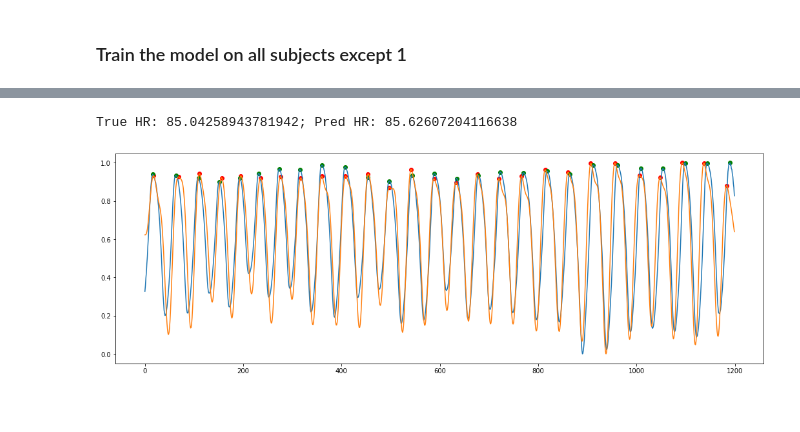
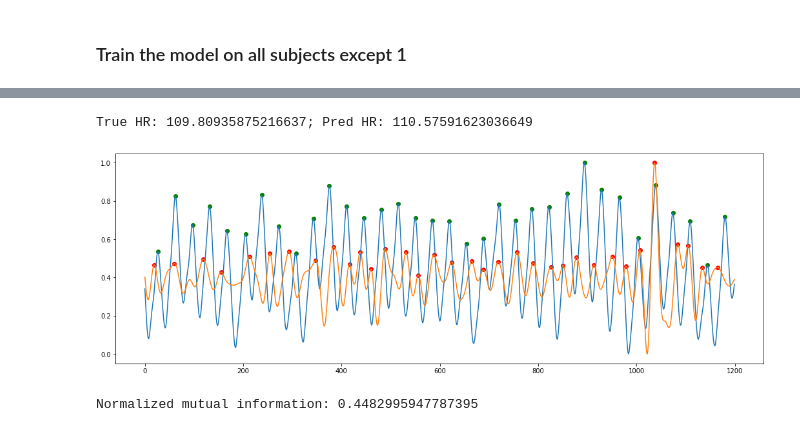
Before and after one commit to arnavpon/pydroid, a Jupyter notebook: example/android/app/src/main/python/pipeline-dev/pipeline-v1/ml.v4.ipynb, the cells around one changed output, grey strips where cells are left out. Drawn from its saved outputs; the diff is of its cells as text; code cells hidden in the pictures.

```diff
--- a/example/android/app/src/main/python/pipeline-dev/pipeline-v1/ml.v4.ipynb
+++ b/example/android/app/src/main/python/pipeline-dev/pipeline-v1/ml.v4.ipynb
@@ -224,7 +224,7 @@ class MoodTriggersRegressor(RandomForestRegressor):
 # %% [markdown]
 ### Train the model on all subjects except 1
 # %%
-test_subject = 7
+test_subject = 5
 
 data_arr = []
 for i in range(len(truths)):
@@ -240,6 +240,7 @@ for i in range(len(truths)):
     data_arr.append(data)
 
 data = pd.concat(data_arr)
+display(data.head())
 
 rf = MoodTriggersRegressor(data, n_estimators = 100)
 rf.fit()
@@ -248,4 +249,6 @@ mse, hr_errs, hr_errs_absolute = rf.eval()
 print(f'MSE: {mse}')
 print(f'HR error: {hr_errs}')
 print(f'HR Error absolute: {hr_errs_absolute}')
+print(f'Feature importances:')
+display(rf.feature_importances())
 # %% [output]
@@ -255,32 +280,62 @@ HR Error absolute: 16.934832581475632
 # %%
 beg = 1200
 end = 2400
 
 # get data for subject not in test set and get x and y for prediction
-data = truths[test_subject-2].prepare_data_for_ml()
+data = truths[test_subject-1].prepare_data_for_ml()
 x = data.drop(columns = ['bvp']).to_numpy()
 y = data['bvp'].to_numpy()
 
 targ = y[beg: end]
 pred = rf.predict(x)[beg: end]
 targ, pred = rf._process(targ, pred)
 # pred = apply_wavelet(pred, 'db2', 2)
 pred = bandpass(pred, 64, [0.67, 3.0], 4)
 pred = min_max_scale(pred)
 
-pred_peaks, _ = get_peaks_v2(pred, 64, 3.0, 0.1, prominence = 0.15, with_min_dist = True, with_valleys = False)
+pred_peaks, _ = get_peaks_v2(pred, 64, 3.0, 0.1, prominence = 0.05, with_min_dist = True, with_valleys = False)
 true_peaks, _ = get_peaks_v2(targ, 64, 3.0, -1, prominence = 0, with_min_dist = True, with_valleys = False)
 
 plt.plot(targ)
 plt.plot(pred)
 plt.scatter(pred_peaks, pred[pred_peaks], c='r')
 plt.scatter(true_peaks, targ[true_peaks], c='g')
 
 pred_ibis = get_ibis(pred_peaks, 64)
 true_ibis = get_ibis(true_peaks, 64)
 pred_hr = get_hr(pred_ibis)
 true_hr = get_hr(true_ibis)
 print(f'True HR: {true_hr}; Pred HR: {pred_hr}')
 # %% [output]
-True HR: 85.04258943781942; Pred HR: 85.62607204116638
+True HR: 109.80935875216637; Pred HR: 110.57591623036649
-[figure, old version]
+[figure, new version]
+# %%
+import numpy as np
+from sklearn.metrics import mutual_info_score
+from sklearn.preprocessing import KBinsDiscretizer
+
+def normalized_mutual_information(x, y, n_bins=10):
+    # Discretize the continuous variables using a fixed number of bins
+    discretizer = KBinsDiscretizer(n_bins=n_bins, encode='ordinal', strategy='uniform')
+
+    x_discrete = discretizer.fit_transform(x.reshape(-1, 1)).ravel().astype(int)
+    y_discrete = discretizer.fit_transform(y.reshape(-1, 1)).ravel().astype(int)
+
+    # Compute mutual information between the discretized variables
+    mi = mutual_info_score(x_discrete, y_discrete)
+
+    # Normalize the mutual information by the entropy of the two variables
+    entropy_x = -np.sum(np.bincount(x_discrete) / len(x_discrete) * np.log2(np.bincount(x_discrete) / len(x_discrete) + np.finfo(float).eps))
+    entropy_y = -np.sum(np.bincount(y_discrete) / len(y_discrete) * np.log2(np.bincount(y_discrete) / len(y_discrete) + np.finfo(float).eps))
+
+    nmi = mi / np.sqrt(entropy_x * entropy_y)
+    return nmi
+
+# Test the function with two continuous variables
+x = np.random.rand(100)
+y = 2 * x + np.random.normal(0, 0.1, 100)
+
+nmi = normalized_mutual_information(x, y)
+print("Normalized mutual information:", nmi)
+# %% [output]
+Normalized mutual information: 0.4482995947787395
```
Also changed, not shown: parts of 4 cells of this notebook, 2 other files.
